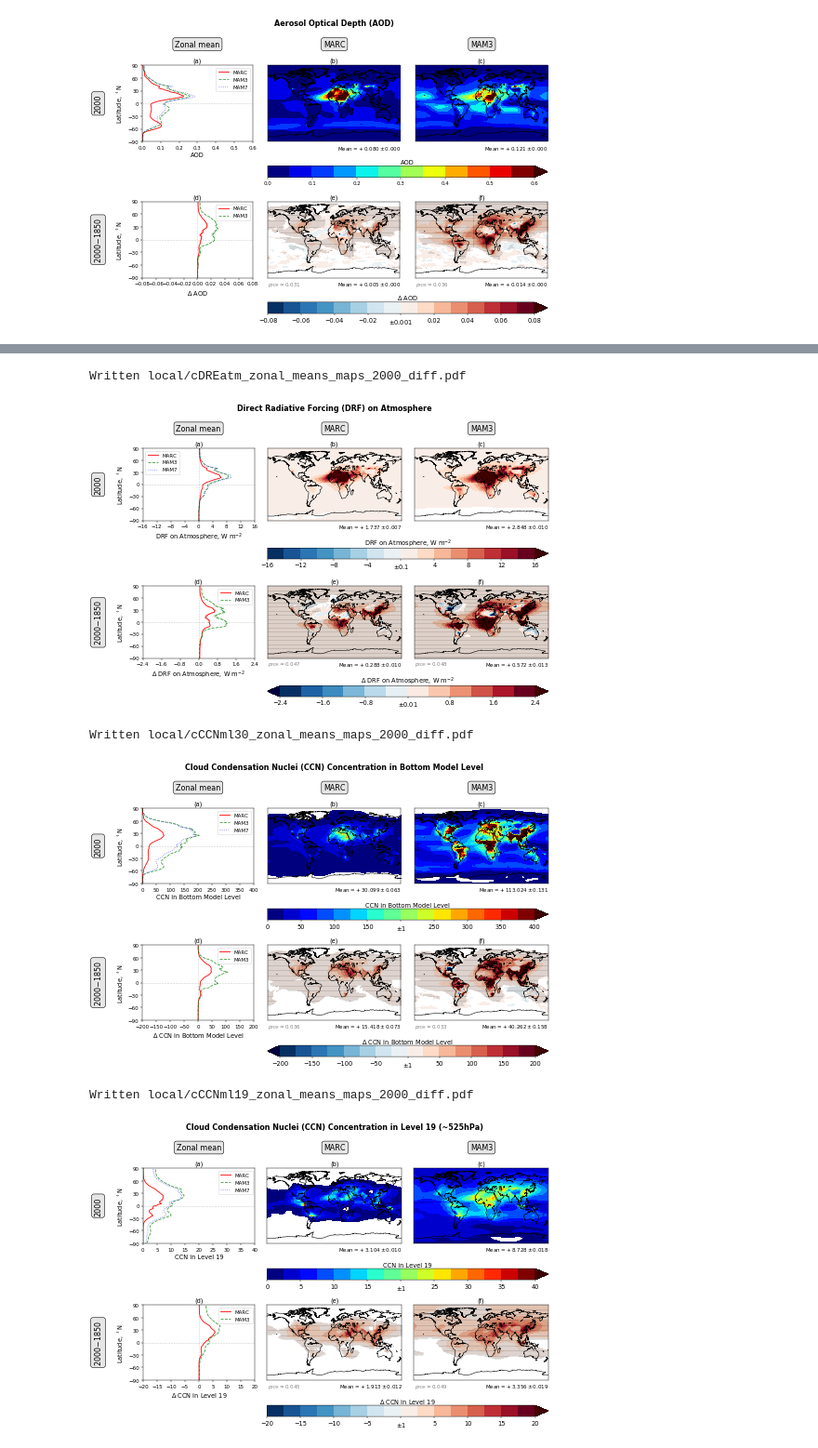
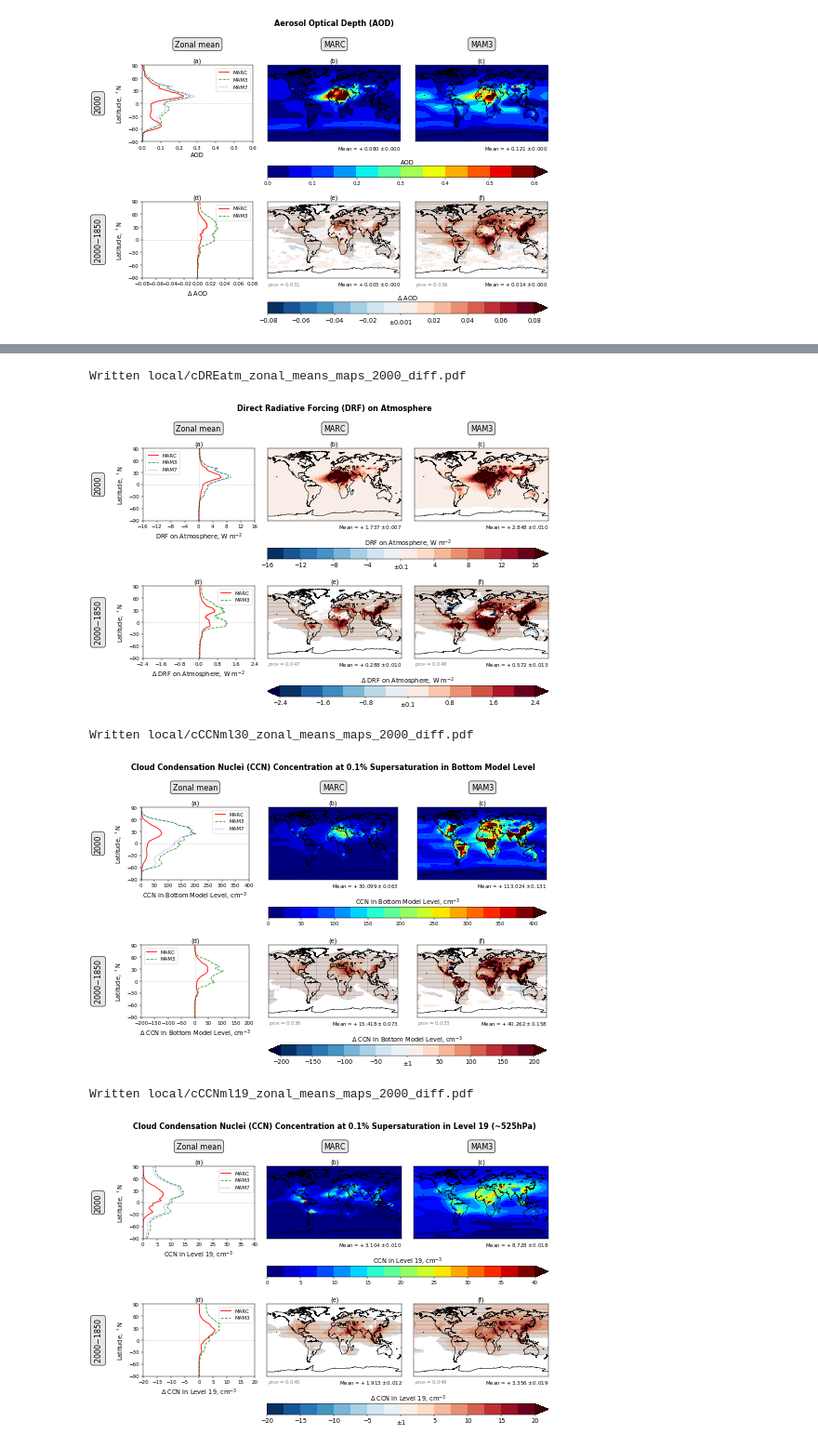
Before and after one commit to grandey/p17c-marc-comparison, a Jupyter notebook: analysis_prelim/analysis_prelim_p17c.ipynb, the cells around one changed output, grey strips where cells are left out. Shown at 93% size. Cells and saved outputs as stored; diff of their text form; code cells hidden in the pictures.

Commit message:
analysis_prelim_p17c.ipynb: applying zonal_means_maps_2000_diff() and other edits

```diff
--- a/analysis_prelim/analysis_prelim_p17c.ipynb
+++ b/analysis_prelim/analysis_prelim_p17c.ipynb
@@ -622,6 +622,9 @@ def difference_map(year='2000-1850', model='marc', var_name='cFNTOA',
     p_values = stats.ttest_ind(data_list[0][var_name].data,
                                data_list[1][var_name].data,
                                equal_var=False)[1]  # Welch's t-test
+    if np.isnan(p_values).any():  # check for NaNs in p_values and replace with one...
+        w_replace = np.where(np.isnan(p_values) & (tm_diff == 0.))  #... if tm_diff is zero
+        p_values[w_replace] = 1.
     p_fdr = climapy.stats_fdr(p_values, alpha=0.05)  # p-value threshold
     w_sig = np.where((p_values.ravel() <= p_fdr) & (np.abs(tm_diff.ravel()) > float(whiteout)))
     lon_sig, lat_sig = np.meshgrid(data_list[0]['lon'].data, data_list[1]['lat'].data)
@@ -945,7 +948,7 @@ def zonal_means_maps_2000_diff(model_var_dict={'marc': 'cDRE', 'mam3': 'cDRE'},
         if r == 0:
             xlabel_temp = xlabel
         else:
-            xlabel_temp = '$\Delta$ ' + xlabel
+            xlabel_temp = r'$\Delta$ ' + xlabel
         model_var_dict_temp = model_var_dict.copy()
         if year == '2000':
             model_var_dict_temp['mam7'] = model_var_dict['mam3']
@@ -975,8 +978,8 @@ def zonal_means_maps_2000_diff(model_var_dict={'marc': 'cDRE', 'mam3': 'cDRE'},
                                            title='({})'.format(chr(97+c)), ax=ax)
                 else:
                     ax, im, tm = difference_map(year=year, model=model, var_name=model_var_dict[model], sf=sf,
-                                                 vmin=xlim[0], vmax=xlim[1], whiteout=whiteout, cmap=cmap,
-                                                 title='({})'.format(chr(97+3+c)), ax=ax)
+                                                vmin=xlim[0], vmax=xlim[1], whiteout=whiteout, cmap=cmap,
+                                                title='({})'.format(chr(97+3+c)), ax=ax)
                 tm_list.append(tm)
             else:  # setup empty plot
                 bm = Basemap(llcrnrlat=-90.0, urcrnrlat=90.0, llcrnrlon=-181.75, urcrnrlon=-181.75+360., ax=ax)
@@ -997,7 +1000,7 @@ def zonal_means_maps_2000_diff(model_var_dict={'marc': 'cDRE', 'mam3': 'cDRE'},
                             ticks=xticks, extend=extend)
         if whiteout:
             tick_labels = [item.get_text() for item in cbar.ax.get_xticklabels()]
-            tick_labels[int(nlev/4)] = '$\pm$' + whiteout
+            tick_labels[int(nlev/4)] = r'$\pm$' + whiteout
             cbar.ax.set_xticklabels(tick_labels, fontsize='large')
         cbar.set_label(xlabel_temp, fontsize='large')
         cbar.ax.xaxis.set_label_position('top')
@@ -1124,30 +1127,30 @@ fig = zonal_means_maps_2000_diff(model_var_dict={'marc': 'cDREatm', 'mam3': 'cDR
                                  main_title='Direct Radiative Forcing (DRF) on Atmosphere',
                                  xlabel='DRF on Atmosphere, W m$^{-2}$',
                                  xlim_2000=[-16, 16], whiteout_2000='0.1', cmap_2000='RdBu_r', nlev_2000=16,
-                                 xlim_diff=[-2.4, 2.4], whiteout_diff='0.01', cmap_diff='RdBu_r', nlev_diff=12,
+                                 xlim_diff=[-2.4, 2.4], whiteout_diff='0.1', cmap_diff='RdBu_r', nlev_diff=12,
                                  file_prefix='cDREatm_zonal_means_maps_2000_diff')
 # %% [output]
 Written local/cDREatm_zonal_means_maps_2000_diff.pdf
-[figure, old version]
+[figure, new version]
 # %%
 # CCN in bottom model level
 fig = zonal_means_maps_2000_diff(model_var_dict={'marc': 'cCCNml30', 'mam3': 'cCCNml30'},
-                                 main_title='Cloud Condensation Nuclei (CCN) Concentration in Bottom Model Level',
-                                 xlabel='CCN in Bottom Model Level',
-                                 xlim_2000=[0, 400], whiteout_2000='1', cmap_2000='jet', nlev_2000=16,
+                                 main_title='Cloud Condensation Nuclei (CCN) Concentration at 0.1% Supersaturation in Bottom Model Level',
+                                 xlabel='CCN in Bottom Model Level, cm$^{-3}$',
+                                 xlim_2000=[0, 400], whiteout_2000=None, cmap_2000='jet', nlev_2000=16,
                                  xlim_diff=[-200, 200], whiteout_diff='1', cmap_diff='RdBu_r', nlev_diff=16,
                                  file_prefix='cCCNml30_zonal_means_maps_2000_diff')
 # %% [output]
 Written local/cCCNml30_zonal_means_maps_2000_diff.pdf
-[figure, old version]
+[figure, new version]
 # %%
 # CCN in level 19 (~525hPa)
 fig = zonal_means_maps_2000_diff(model_var_dict={'marc': 'cCCNml19', 'mam3': 'cCCNml19'},
-                                 main_title='Cloud Condensation Nuclei (CCN) Concentration in Level 19 (~525hPa)',
-                                 xlabel='CCN in Level 19',
-                                 xlim_2000=[0, 40], whiteout_2000='1', cmap_2000='jet', nlev_2000=16,
+                                 main_title='Cloud Condensation Nuclei (CCN) Concentration at 0.1% Supersaturation in Level 19 (~525hPa)',
+                                 xlabel='CCN in Level 19, cm$^{-3}$',
+                                 xlim_2000=[0, 40], whiteout_2000=None, cmap_2000='jet', nlev_2000=16,
                                  xlim_diff=[-20, 20], whiteout_diff='1', cmap_diff='RdBu_r', nlev_diff=16,
                                  file_prefix='cCCNml19_zonal_means_maps_2000_diff')
 # %% [output]
 Written local/cCCNml19_zonal_means_maps_2000_diff.pdf
-[figure, old version]
+[figure, new version]
```
Also changed, not shown: parts of 13 cells of this notebook.
